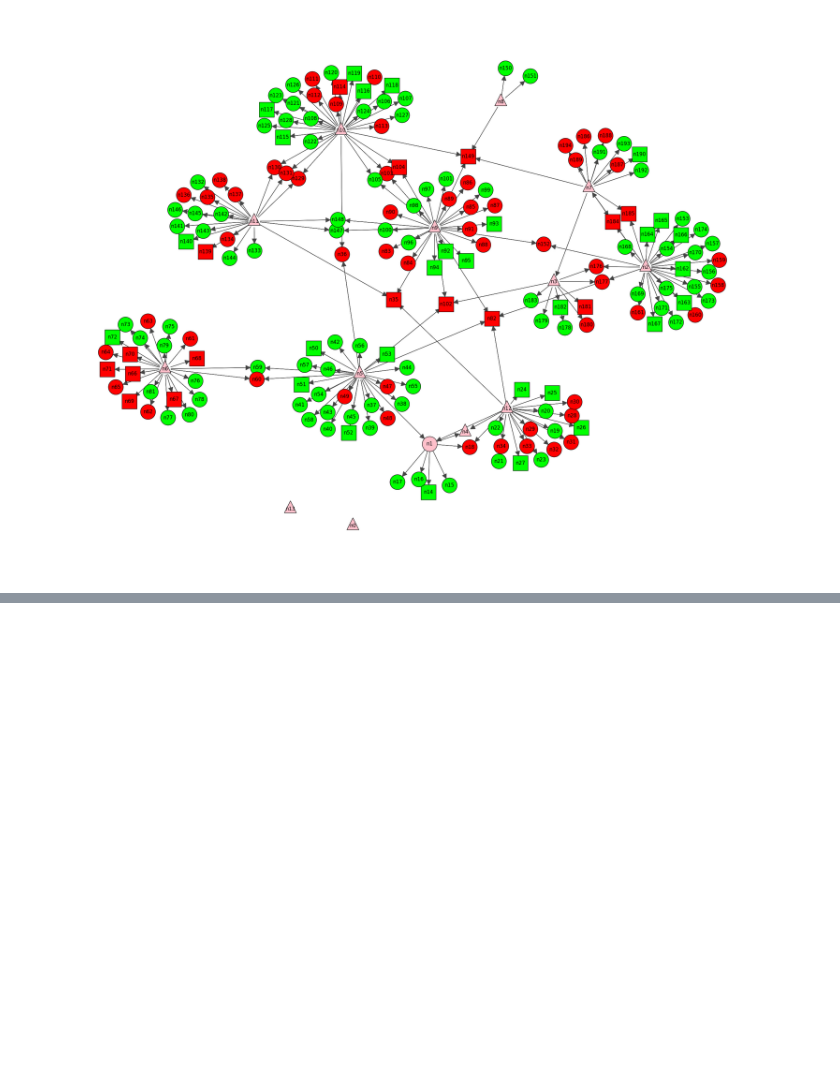
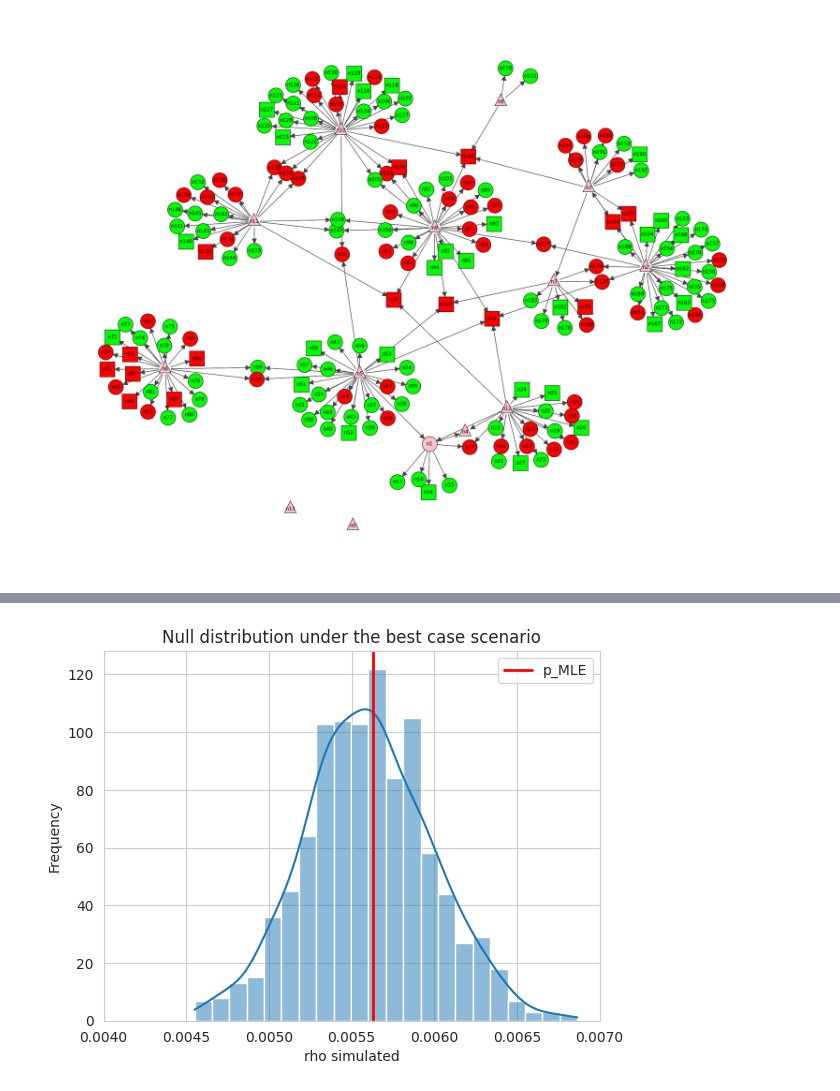
Before and after one commit to cMancio00/sand-2024, a Jupyter notebook: Cortical.ipynb, the cells around one changed output, grey strips where cells are left out. Cells and saved outputs as stored; diff of their text form; code cells hidden in the pictures; blank space fills up the shorter version.

Commit message:
Created the simple random graph analysis
We need further explanations

```diff
--- a/Cortical.ipynb
+++ b/Cortical.ipynb
@@ -141,0 +158,32 @@ plt.show()
+# %%
+import numpy as np
+import seaborn as sns
+
+# get the adjacency matrix, and the MLE of rho
+adj_matrix = np.array(neurons.get_adjacency().data)
+n = adj_matrix.shape[0]
+p_MLE = np.mean(adj_matrix)
+
+B = 1000
+rho_sim = np.zeros(B)
+
+for b in range(B):
+    # sample from a Bernoulli
+    adj_sim = np.random.binomial(1, p_MLE, n**2).reshape((n, n))
+    np.fill_diagonal(adj_sim, 0)
+    # compute rho from the simulated adjacency matrix
+    rho_sim[b] = np.mean(adj_sim)
+# %%
+ax = sns.histplot(rho_sim, kde=True)
+ax.axvline(x=p_MLE, linewidth=2, color='red', label='p_MLE')
+ax.set_xlim(0.004, 0.007)
+
+plt.legend()
+plt.title("Null distribution under the best case scenario")
+plt.xlabel("rho simulated")
+plt.ylabel("Frequency")
+
+plt.savefig("Plots/Binomial/null_dist.png")
+plt.show()
+# %% [output]
+[figure, added]
```
Also changed, not shown: parts of 5 cells of this notebook, 2 other files.
